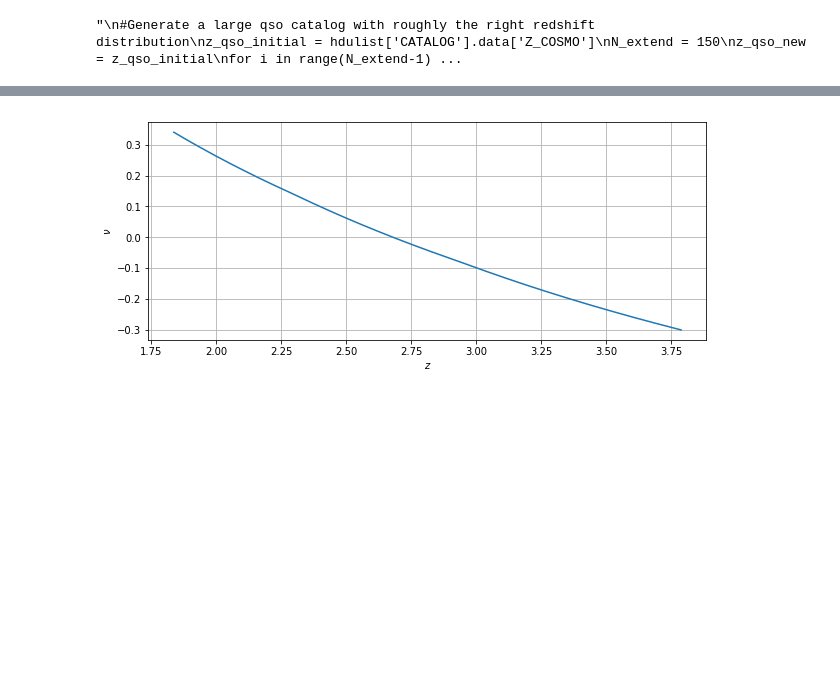
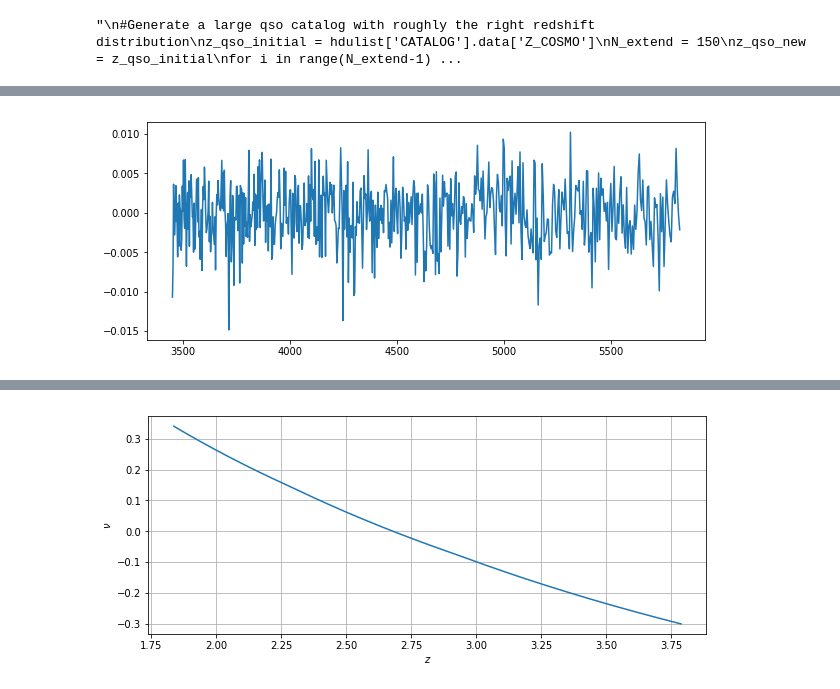
Before and after one commit to igmhub/LyaCoLoRe, a Jupyter notebook: notebooks/dla_tests.ipynb, the cells around one changed output, grey strips where cells are left out. Saved outputs shown, nothing was run; the diff lists cells and outputs as text; code cells hidden in the pictures; blank space fills up the shorter version.

```diff
--- a/notebooks/dla_tests.ipynb
+++ b/notebooks/dla_tests.ipynb
@@ -631,3 +657,8 @@ D_cell = D_cosmo[z_cosmo>z_min]
+# %%
+plt.plot(1215.67*(1+z_cell),np.average(deltas,axis=0))
+plt.show()
+# %% [output]
+[figure, added]
 # %%
 #Functions to determine the threshold in the Gaussian field and flag cells in delta skewers.
 def nu_of_bDs(bDs):
```
Also changed, not shown: parts of 9 cells of this notebook.
